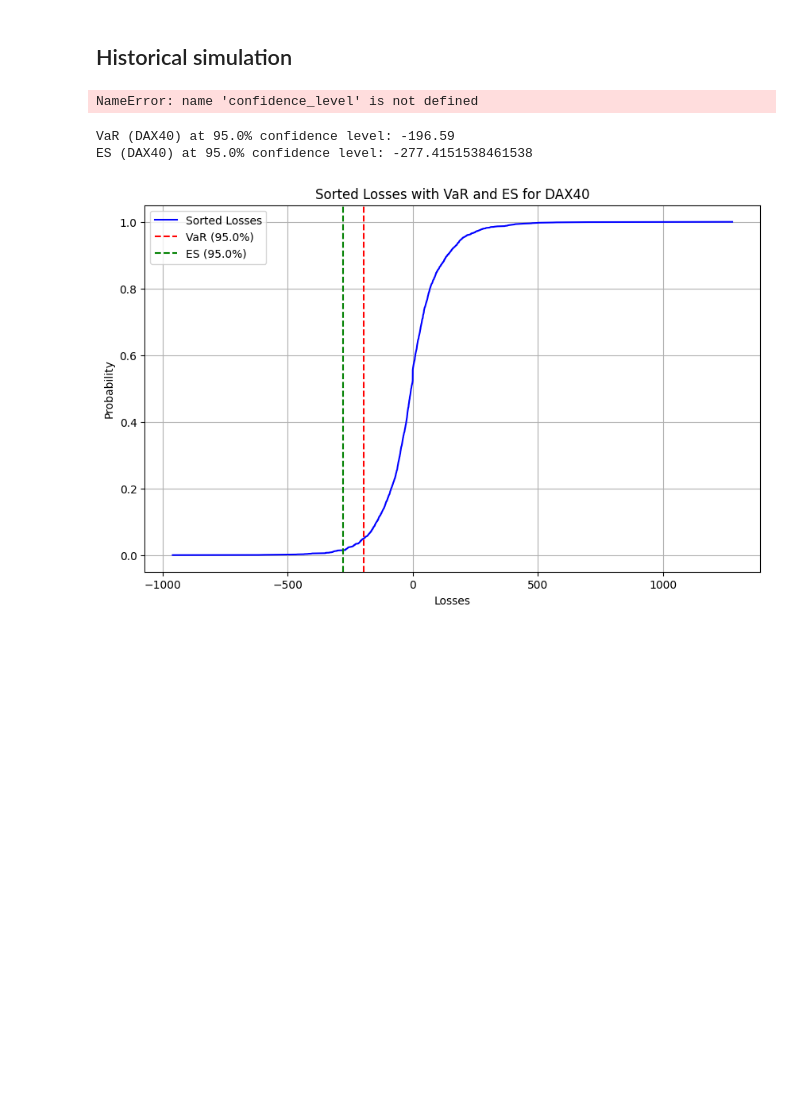
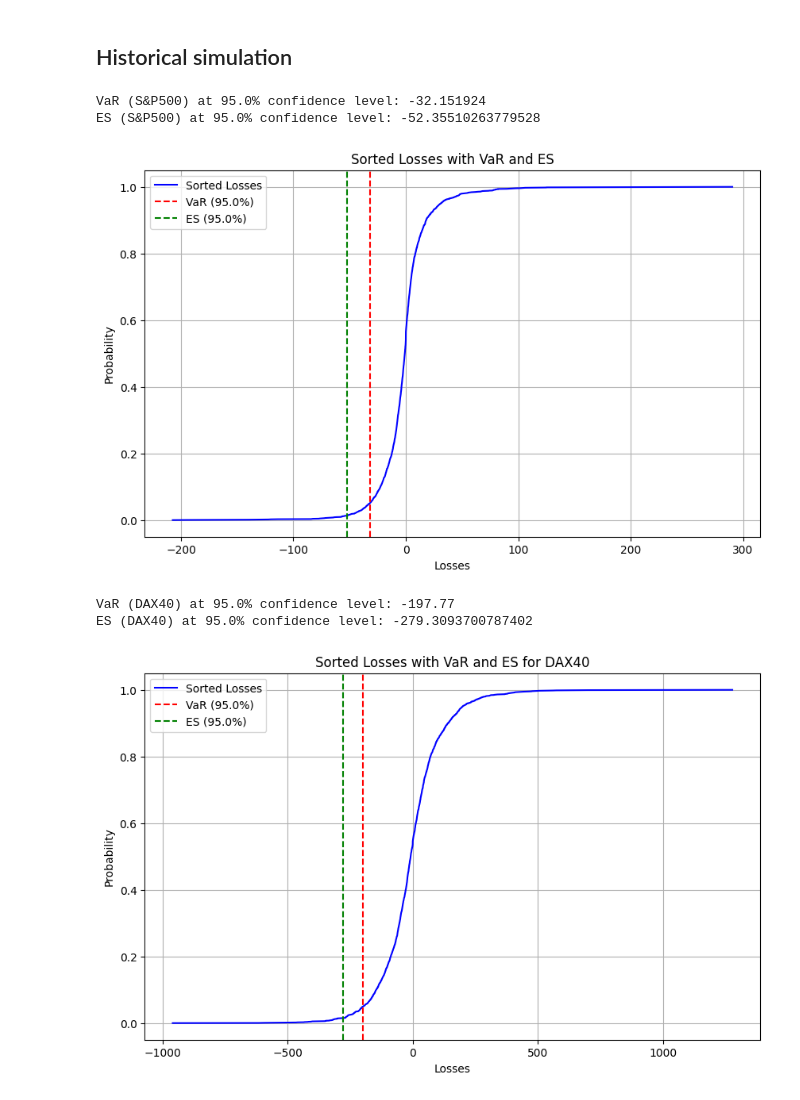
Before and after one commit to Dhruvs120/Quantitative_Risk_Management_Assignments, a Jupyter notebook: initial_notebook.ipynb, the cells around one changed output. Saved outputs shown, nothing was run; the diff lists cells and outputs as text; code cells hidden in the pictures; blank space fills up the shorter version.

```diff
--- a/initial_notebook.ipynb
+++ b/initial_notebook.ipynb
@@ -49,7 +49,8 @@ interest_bond_vector[0] = interest_bond
 
 # Calculate bond values day by day based on the daily yield rate
 for i in range(len(main_df)):
-    daily_rate = ((main_df['Yield curve spot rate, 10-year maturity - Government bond'].iloc[i] / (days_per_annum)) * (7/5)) / 100
+    # Adding 1.5% to account for the credit risk spread
+    daily_rate = (((main_df['Yield curve spot rate, 10-year maturity - Government bond'].iloc[i] + 1.5) / (days_per_annum)) * (7/5)) / 100
     daily_rates[i] = daily_rate
 
     if i > 0:
@@ -519,6 +520,9 @@ display(es_results_df.head())
 # %% [markdown]
 ## Historical simulation
 # %%
+# Define the confidence level, DIT IS NOG GEEN VASTE WAARDE, MEER VOOR GEMAK NU
+confidence_level = 0.95
+
 # Extract historical losses for S&P500
 sp500_losses = main_df[(main_df['Date'] >= '2012-01-04') & (main_df['Date'] <= '2021-12-31')]['C_S&P500_Loss'].dropna()
 
@@ -526,37 +530,38 @@ sp500_losses = main_df[(main_df['Date'] >= '2012-01-04') & (main_df['Date'] <= '
 sorted_losses = sp500_losses.sort_values()
 
 # Calculate the index for the VaR based on the confidence level
 var_index = int((1 - confidence_level) * len(sorted_losses))
 
 # Calculate VaR
 VaR_sp500 = sorted_losses.iloc[var_index]
 
 # Calculate ES (average of losses beyond VaR)
 ES_sp500 = sorted_losses.iloc[:var_index].mean()
 
 print(f"VaR (S&P500) at {confidence_level * 100}% confidence level: {VaR_sp500}")
 print(f"ES (S&P500) at {confidence_level * 100}% confidence level: {ES_sp500}")
 
-import matplotlib.pyplot as plt
-
 # Plot the sorted losses as a line graph
 plt.figure(figsize=(10, 6))
 plt.plot(sorted_losses.values, np.linspace(0, 1, len(sorted_losses), endpoint=False), label='Sorted Losses', color='blue')
 
 # Highlight VaR and ES on the graph
 plt.axvline(x=VaR_sp500, color='red', linestyle='--', label=f'VaR ({confidence_level * 100}%)')
 plt.axvline(x=ES_sp500, color='green', linestyle='--', label=f'ES ({confidence_level * 100}%)')
 
 # Add labels, title, and legend
 plt.xlabel('Losses')
 plt.ylabel('Probability')
 plt.title('Sorted Losses with VaR and ES')
 plt.legend()
 plt.grid()
 plt.show()
 # %% [output]
-NameError: name 'confidence_level' is not defined
+VaR (S&P500) at 95.0% confidence level: -32.151924
+ES (S&P500) at 95.0% confidence level: -52.35510263779528
+[figure, added]
 # %%
+confidence_level = 0.95
 # Extract historical losses for DAX40
 dax40_losses = main_df[(main_df['Date'] >= '2012-01-04') & (main_df['Date'] <= '2021-12-31')]['C_Dax40_Loss'].dropna()
 
@@ -593,7 +598,7 @@ plt.legend()
 plt.grid()
 plt.show()
 # %% [output]
-VaR (DAX40) at 95.0% confidence level: -196.59
-ES (DAX40) at 95.0% confidence level: -277.4151538461538
+VaR (DAX40) at 95.0% confidence level: -197.77
+ES (DAX40) at 95.0% confidence level: -279.3093700787402
 [figure]
 # %%
```
Also changed, not shown: parts of 7 cells of this notebook, 1 other file.
